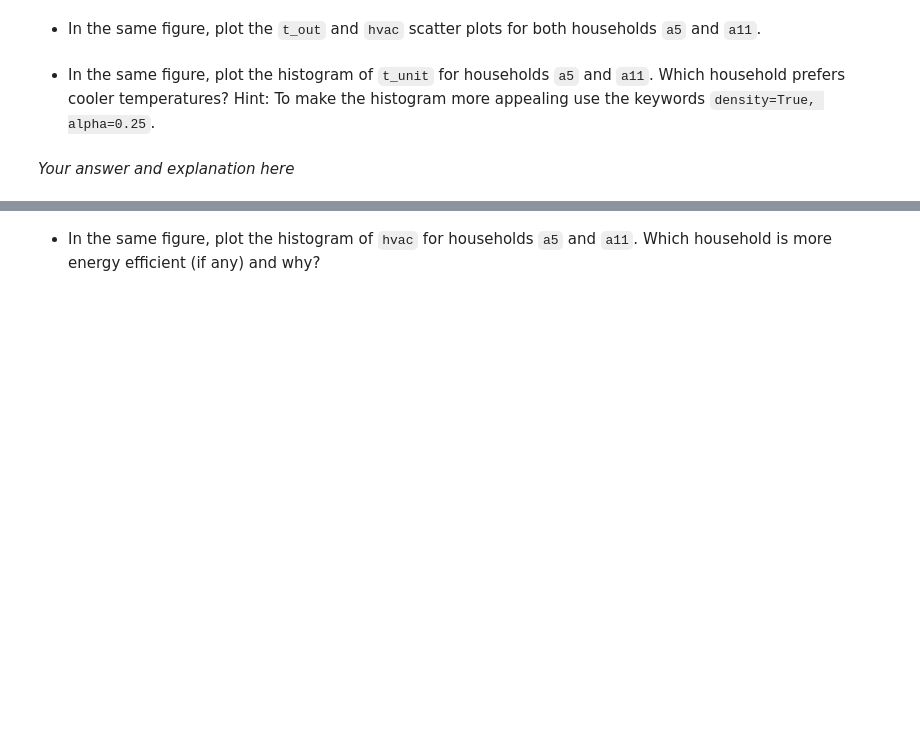
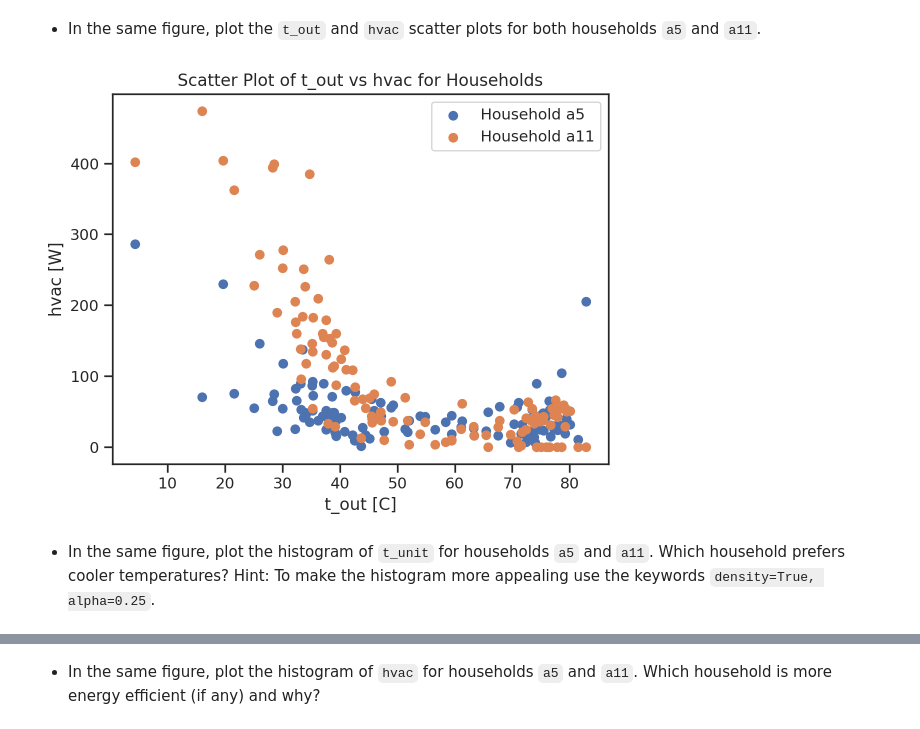
Before and after one commit to naray130/ME-239-HW, a Jupyter notebook: lecture06/homework_06.ipynb, the cells around one changed output, grey strips where cells are left out. Cells and saved outputs as stored; diff of their text form; code cells hidden in the pictures; blank space fills up the shorter version.

```diff
--- a/lecture06/homework_06.ipynb
+++ b/lecture06/homework_06.ipynb
@@ -223,3 +227,15 @@ Text(0.5, 1.0, 'Unit Temperature on Various Dates for Household a11')
+# %%
+# Your code here
+
+plt.scatter(df_a5.t_out, df_a5.hvac, label='Household a5')
+plt.scatter(df_a11.t_out, df_a11.hvac, label='Household a11')
+plt.xlabel('t_out [C]')
+plt.ylabel('hvac [W]')
+plt.title('Scatter Plot of t_out vs hvac for Households')
+plt.legend()
+plt.show()
+# %% [output]
+[figure, added]
 # %% [markdown]
 + In the same figure, plot the histogram of `t_unit` for households `a5` and `a11`.
 Which household prefers cooler temperatures?
@@ -229,2 +242,0 @@ Hint: To make the histogram more appealing use the keywords ``density=True, alph
-# %% [markdown]
-*Your answer and explanation here*
```
Also changed, not shown: parts of 17 cells of this notebook.
